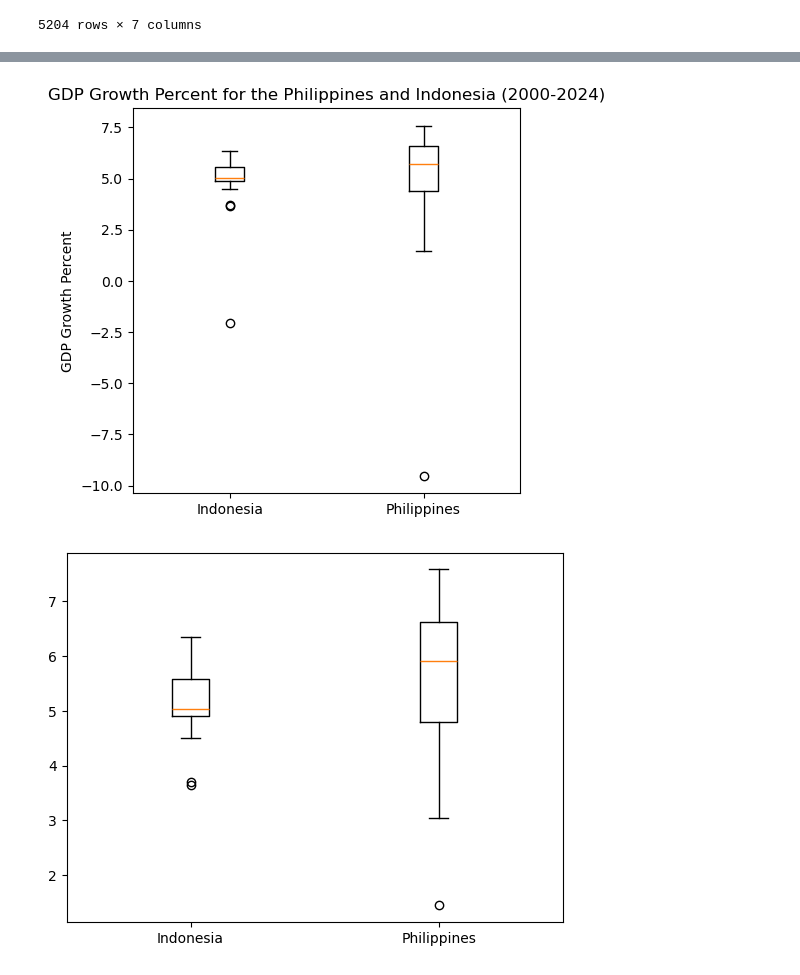
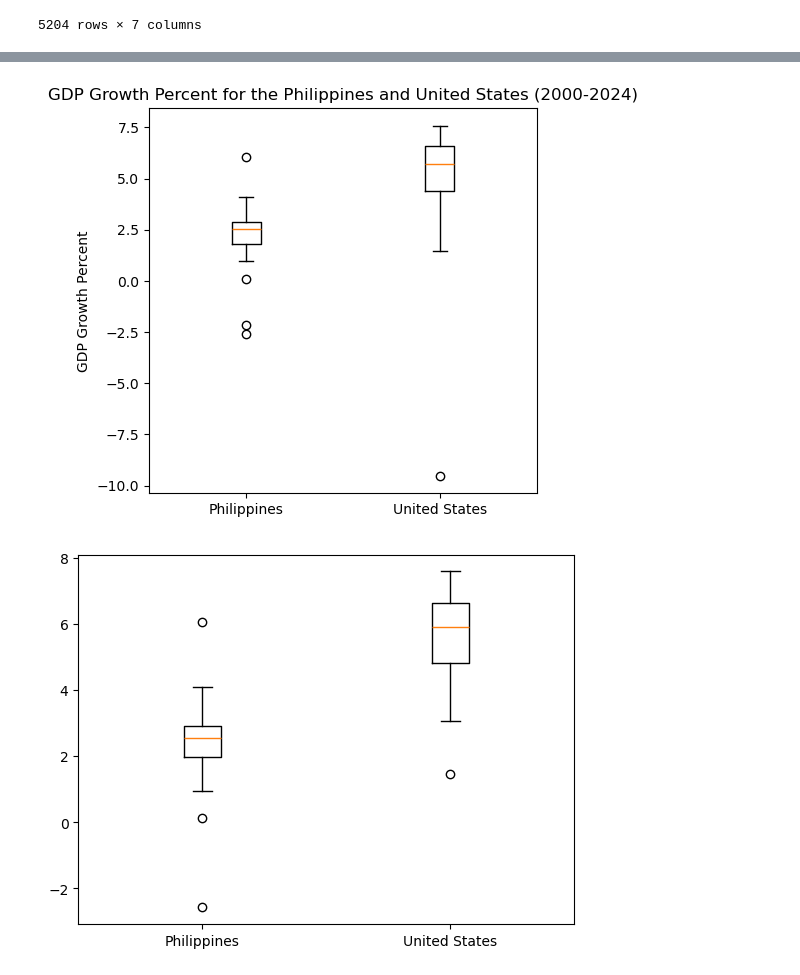
Before and after one commit to Tovi-Rufin-M/Statistics, a Jupyter notebook: Activity/philipins_vs_indoisa.ipynb, the cells around one changed output, grey strips where cells are left out. Drawn from its saved outputs; the diff is of its cells as text; code cells hidden in the pictures.

```diff
--- a/Activity/philipins_vs_indoisa.ipynb
+++ b/Activity/philipins_vs_indoisa.ipynb
@@ -89,13 +89,13 @@ df.describe()
 # %%
 # check for outliers
 plt.figure(figsize=(5,5))
-plt.boxplot(df[['Indonesia','Philippines']],
+plt.boxplot(df[['United States','Philippines']],
             tick_labels=df.columns)
-plt.title('GDP Growth Percent for the Philippines and Indonesia (2000-2024)')
+plt.title('GDP Growth Percent for the Philippines and United States (2000-2024)')
 plt.ylabel('GDP Growth Percent')
 #plt.xticks(rotation=45)
 plt.show()
 # %% [output]
-[figure, old version]
+[figure, new version]
 # %%
 # removing 3-sigma outliers
@@ -108,10 +108,10 @@ df = df[~nuc_outliers]
 z_wind = stats.zscore(df['Philippines'])
 wind_outliers = (z_wind<-3)|(z_wind>3)
 df = df[~wind_outliers]
-plt.boxplot(df[['Indonesia','Philippines']],tick_labels=df.columns)
+plt.boxplot(df[['United States','Philippines']],tick_labels=df.columns)
 plt.show()
 # %% [output]
-[figure, old version]
+[figure, new version]
 # %%
 # check for outliers
 plt.figure(figsize=(5,5))
```
Also changed, not shown: parts of 10 cells of this notebook, 4 other files.
